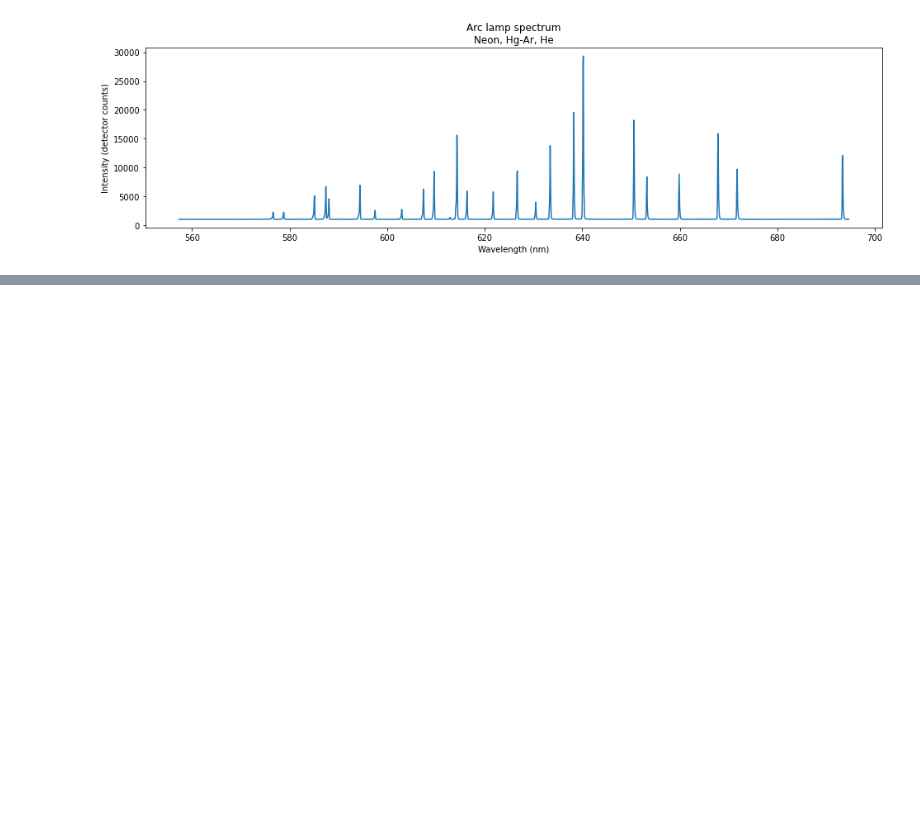
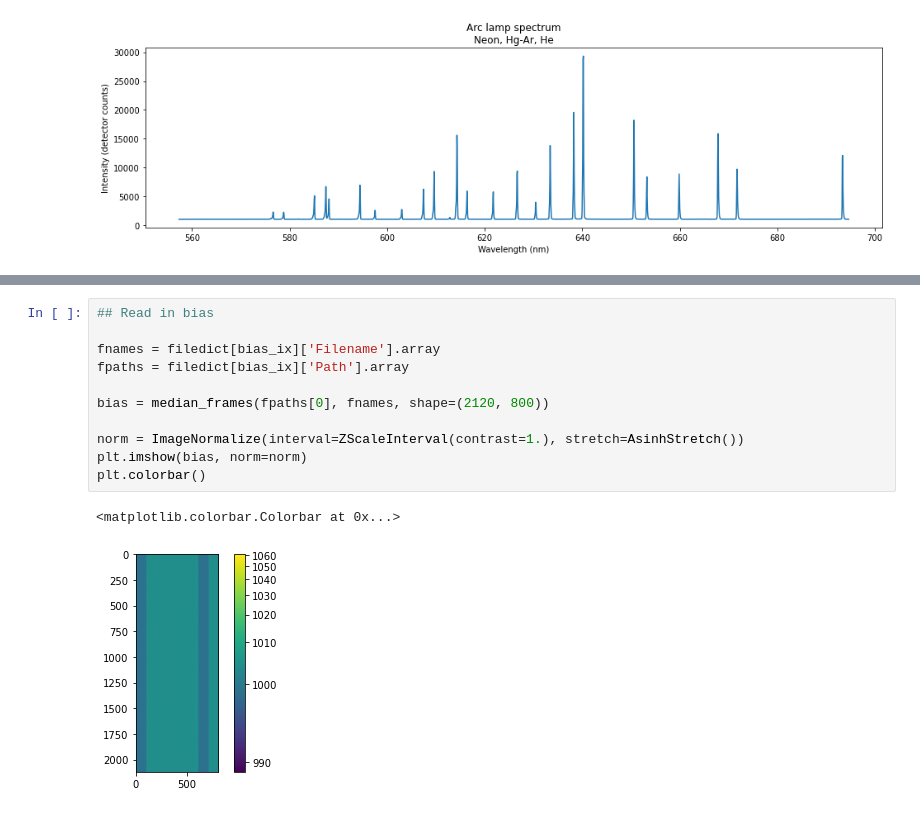
Before and after one commit to askemer/ASTR257_2021, a Jupyter notebook: student_work/kain_work/Rotation.ipynb, the cells around one changed output, grey strips where cells are left out. Cells and saved outputs as stored; diff of their text form; blank space fills up the shorter version.

```diff
--- a/student_work/kain_work/Rotation.ipynb
+++ b/student_work/kain_work/Rotation.ipynb
@@ -223,0 +271,14 @@ Text(0.5, 1.0, 'Arc lamp spectrum\nNeon, Hg-Ar, He')
+# %%
+## Read in bias
+
+fnames = filedict[bias_ix]['Filename'].array
+fpaths = filedict[bias_ix]['Path'].array
+
+bias = median_frames(fpaths[0], fnames, shape=(2120, 800))
+
+norm = ImageNormalize(interval=ZScaleInterval(contrast=1.), stretch=AsinhStretch())
+plt.imshow(bias, norm=norm)
+plt.colorbar()
+# %% [output]
+<matplotlib.colorbar.Colorbar at 0x...>
+[figure, added]
```
Also changed, not shown: parts of 50 cells of this notebook, 4 other files.
